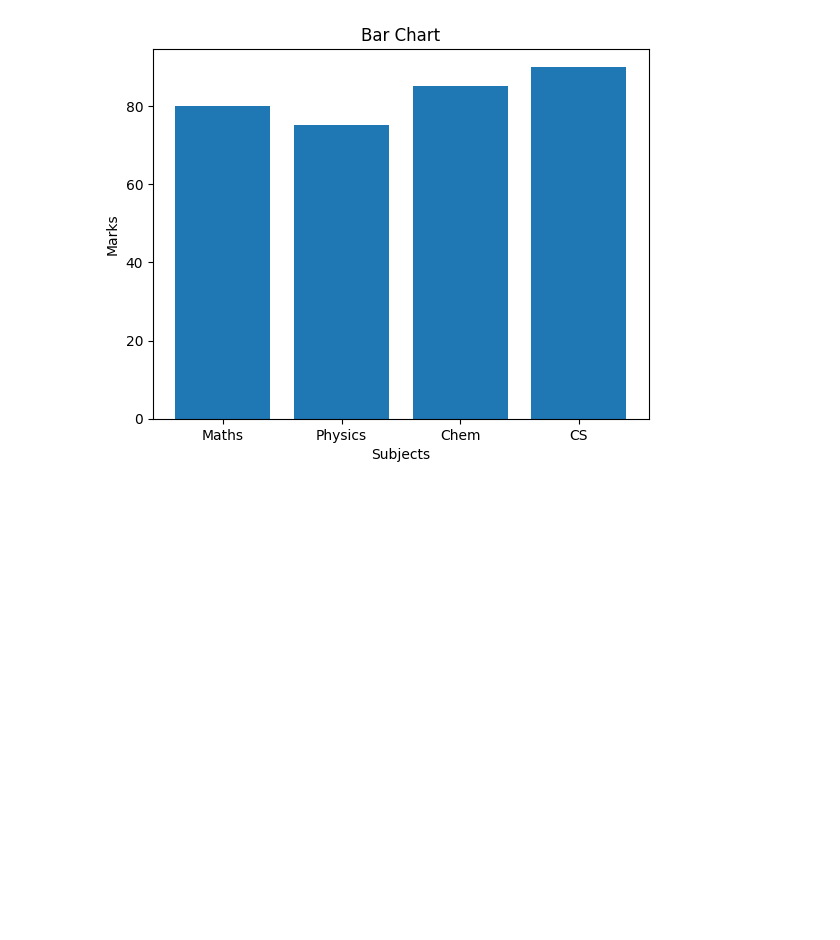
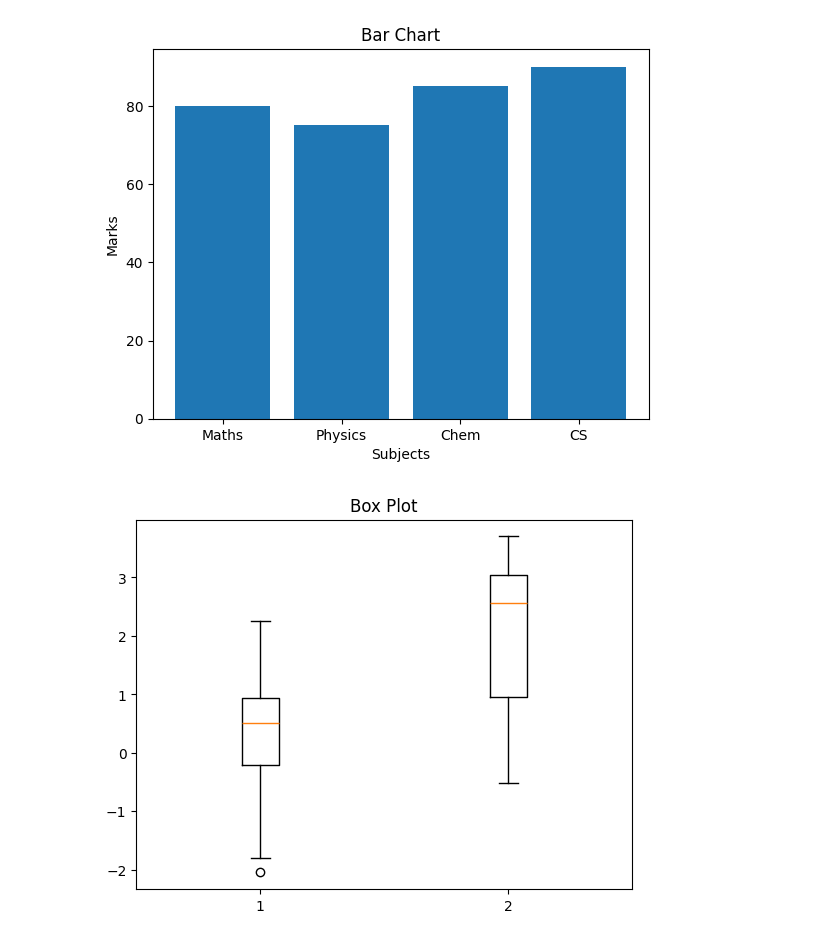
Before and after one commit to NoBrainerCoder/2025-26-4078-EVEN-IBAADKHAN-AI-B-DS, a Jupyter notebook: 10_02_2026.ipynb, the cells around one changed output. Cells and saved outputs as stored; diff of their text form; code cells hidden in the pictures; blank space fills up the shorter version.

```diff
--- a/10_02_2026.ipynb
+++ b/10_02_2026.ipynb
@@ -198,3 +198,15 @@ plt.title("Bar Chart")
 plt.show()
 # %% [output]
 [figure]
+# %%
+# box plot
+import matplotlib.pyplot as plt
+import numpy as np
+
+
+data_box = [np.random.normal(0, 1, 10), np.random.normal(1, 1.5, 10)]
+plt.boxplot(data_box)
+plt.title('Box Plot')
+plt.show()
+# %% [output]
+[figure, added]
```
Also changed, not shown: parts of 1 cell of this notebook.
